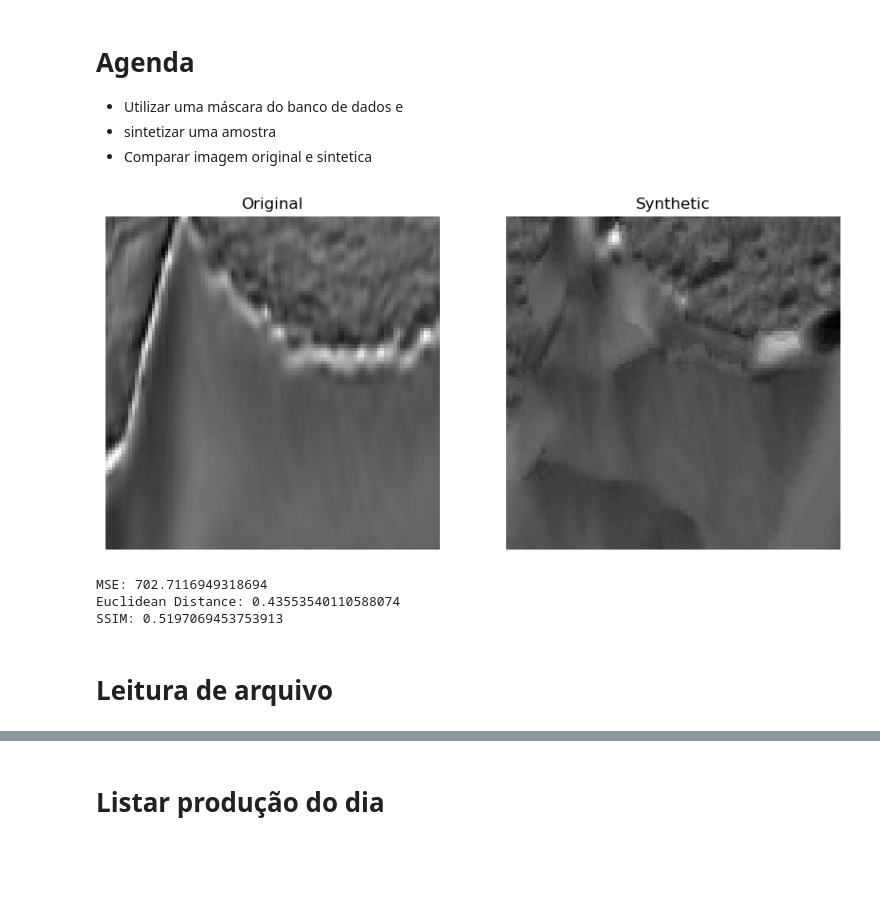
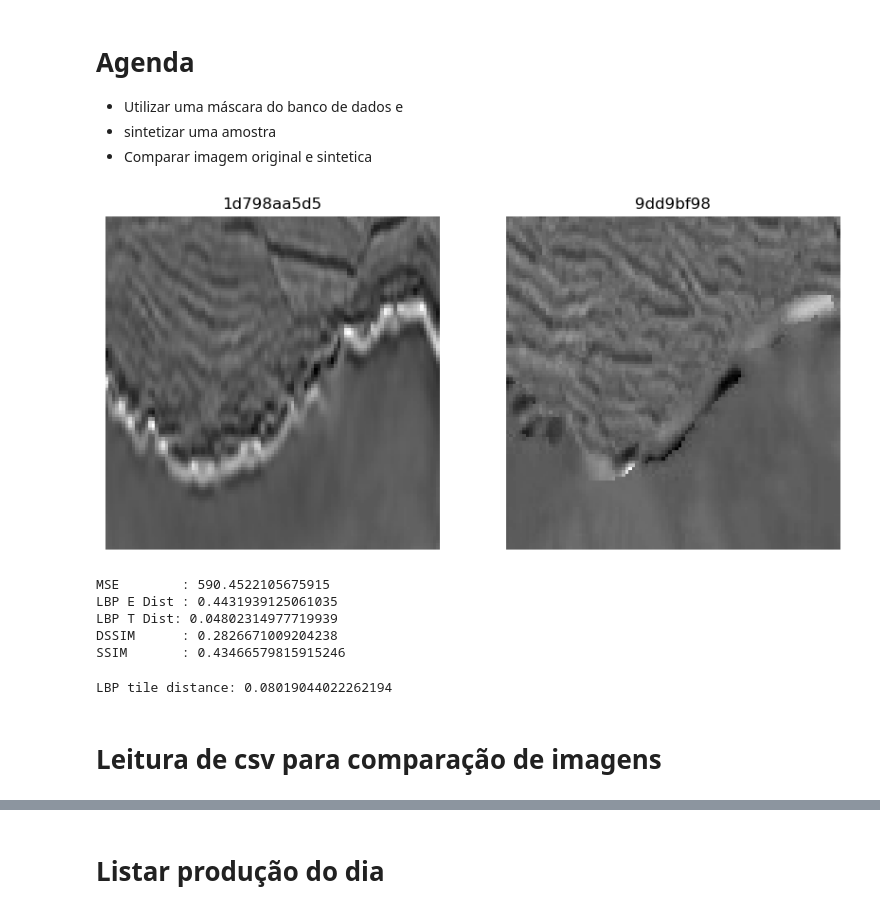
Before and after one commit to lucterres/textureSSD, a Jupyter notebook: usage.ipynb, the cells around one changed output, grey strips where cells are left out. Cells and saved outputs as stored; diff of their text form; code cells hidden in the pictures; blank space fills up the shorter version.

Commit message:
dssim boxplot.py tile LPB

```diff
--- a/usage.ipynb
+++ b/usage.ipynb
@@ -11,30 +40,52 @@ import suport.patchesMethods as pm
 # %%
-# load the two input images result\57cb8af8.jpg
-imageA = cv2.imread(r"result\\1bd1c8c771.png",0)
-#imageB = cv2.imread(r"result\\57cb8af8.jpg",0)
-imageB = cv2.imread(r"result\\73be8191.jpg",0)
-# imageA = cv2.imread(r"result\\0bdd44d530.png")
+sourcename = "1d798aa5d5"  #
+sinName    = "9dd9bf98"
+# %%
+original = f"tgs_salt\\{sourcename}.png"
+sintese  = f"result\\{sinName}.jpg"
+
+# load the two input images    0bdd44d530.png 1bd1c8c771 73be8191
+imageA = cv2.imread(original,0)
+imageB = cv2.imread(sintese,0)
+if imageA is None or imageB is None:
+    raise ValueError("Erro ao carregar as imagens. Verifique os caminhos.")
 # %%
 images = [imageA,imageB]
-titles = ["Original","Synthetic"]
+titles = [sourcename, sinName]
 pm.showImages(images=images, imagesTitle=titles,size=(10,10))
 
 # compute the MSE between the two images
 m = mse(imageA, imageB)
-# compute the SSIM between the two images
+# compute the DSSIM between the two images
 s = dssim(imageA, imageB)
+
+oldssim = ssim(imageA, imageB)
+# print(f"Old DSSIM  : {oldssim}")  # Old DSSIM is not used in the current code
+
 # compute euclidean distance
-euclidean_distance = lbp_distance(imageA, imageB)
-print(f"MSE: {m}")
-print(f"Euclidean Distance: {euclidean_distance}")
-print(f"SSIM: {s}")
+lbp_td = lbp_distance(imageA, imageB)
+# compute LBP tile distance
+lbp_tile_dist = lbp_tile_distance(imageA, imageB)
+
+print(f"MSE        : {m}")
+print(f"LBP E Dist : {lbp_td}")
+print(f"LBP T Dist: {lbp_tile_dist}")
+print(f"DSSIM      : {s}")
+print(f"SSIM       : {oldssim}")
 # %% [output]
-[figure, old version]
+[figure, new version]
-MSE: 702.7116949318694
-Euclidean Distance: 0.43553540110588074
-SSIM: 0.5197069453753913
+MSE        : 590.4522105675915
+LBP E Dist : 0.4431939125061035
+LBP T Dist: 0.04802314977719939
+DSSIM      : 0.2826671009204238
+SSIM       : 0.43466579815915246
+# %%
+dist = lbp_tile_distance(imageA, imageB)
+print(f"LBP tile distance: {dist}")
+# %% [output]
+LBP tile distance: 0.08019044022262194
 # %% [markdown]
-# Leitura de arquivo
+# Leitura de csv para comparação de imagens
 # %%
 import pandas as pd
 import cv2
```
Also changed, not shown: parts of 9 cells of this notebook, 2 other files.
